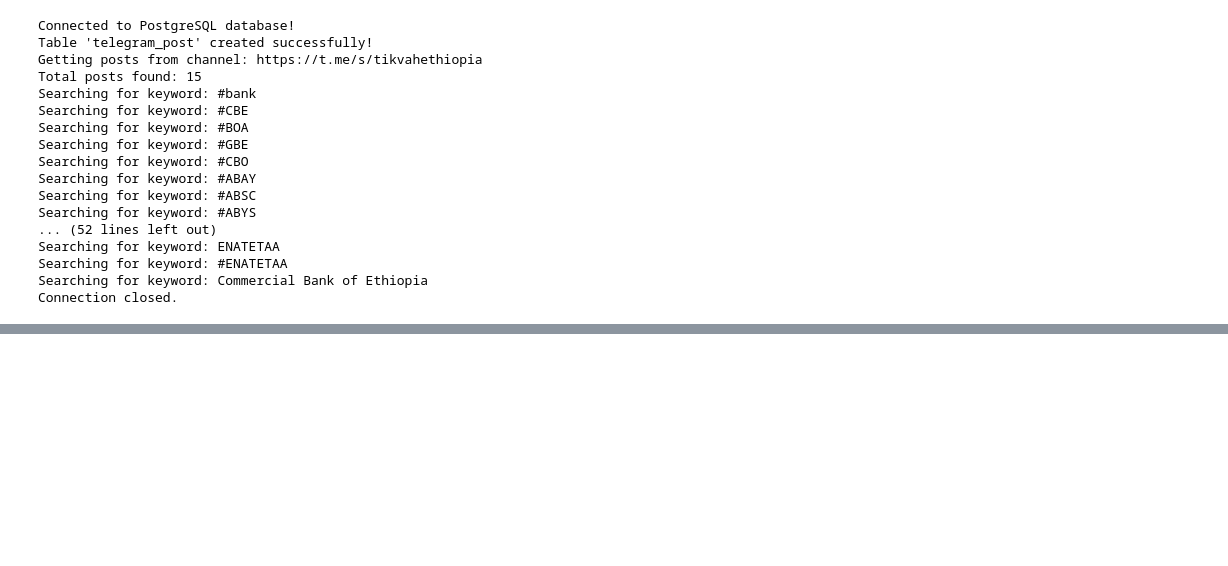
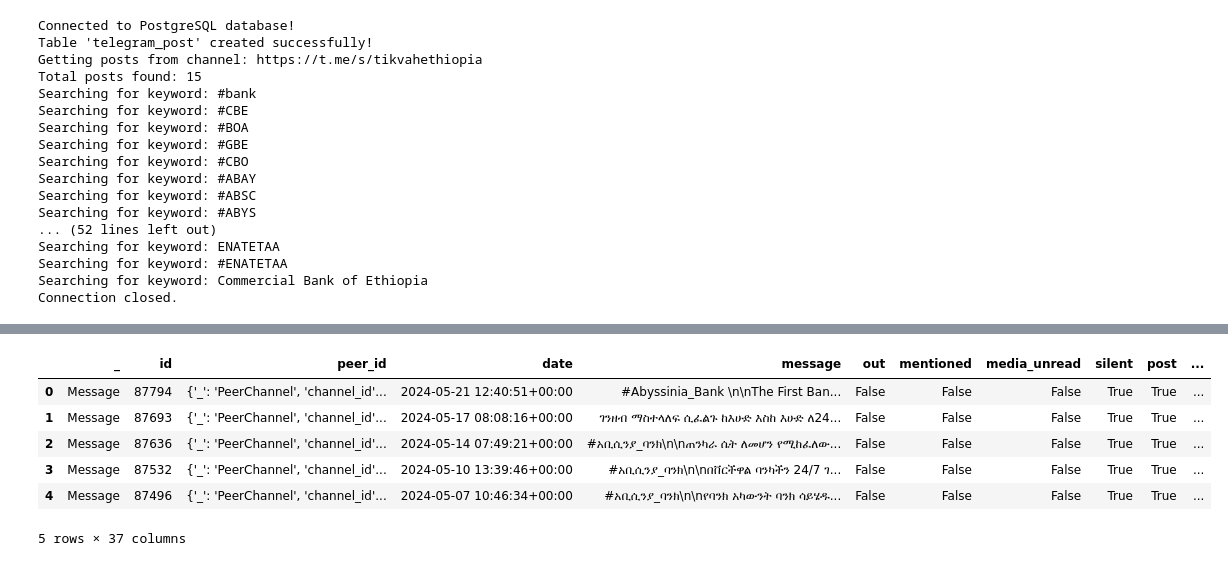
Before and after one commit to matidesalegn/Marketing-Analytics, a Jupyter notebook: notebooks/telegram_scraping.ipynb, the cells around one changed output, grey strips where cells are left out. Cells and saved outputs as stored; diff of their text form; code cells hidden in the pictures; blank space fills up the shorter version.

```diff
--- a/notebooks/telegram_scraping.ipynb
+++ b/notebooks/telegram_scraping.ipynb
@@ -1603,0 +726,16 @@ Signed in successfully as Matiwos Desalegn; remember to not break the ToS or you
+# %%
+import pandas as pd
+
+# Load the CSV data
+df = pd.read_csv('./telegram_channel_data.csv')
+# %%
+# Display the first few rows to understand the structure
+df.head()
+# %% [output]
+|  | _ | id | peer_id | date | message | out | mentioned | media_unread | silent | post | ... |
+| 0 | Message | 87794 | {'_': 'PeerChannel', 'channel_id'... | 2024-05-21 12:40:51+00:00 | #Abyssinia_Bank \n\nThe First Ban... | False | False | False | True | True | ... |
+| 1 | Message | 87693 | {'_': 'PeerChannel', 'channel_id'... | 2024-05-17 08:08:16+00:00 | ገንዘብ ማስተላለፍ ሲፈልጉ ከእሁድ እስከ እሁድ ለ24... | False | False | False | True | True | ... |
+| 2 | Message | 87636 | {'_': 'PeerChannel', 'channel_id'... | 2024-05-14 07:49:21+00:00 | #አቢሲንያ_ባንክ\n\nጠንካራ ሴት ለመሆን የሚከፈለው... | False | False | False | True | True | ... |
+| 3 | Message | 87532 | {'_': 'PeerChannel', 'channel_id'... | 2024-05-10 13:39:46+00:00 | #አቢሲንያ_ባንክ\n\nበቨርችዋል ባንካችን 24/7 ገ... | False | False | False | True | True | ... |
+| 4 | Message | 87496 | {'_': 'PeerChannel', 'channel_id'... | 2024-05-07 10:46:34+00:00 | #አቢሲንያ_ባንክ\n\nየባንክ አካውንት ባንክ ሳይሄዱ... | False | False | False | True | True | ... |
+5 rows × 37 columns
```
Also changed, not shown: parts of 30 cells of this notebook, 6 other files.
